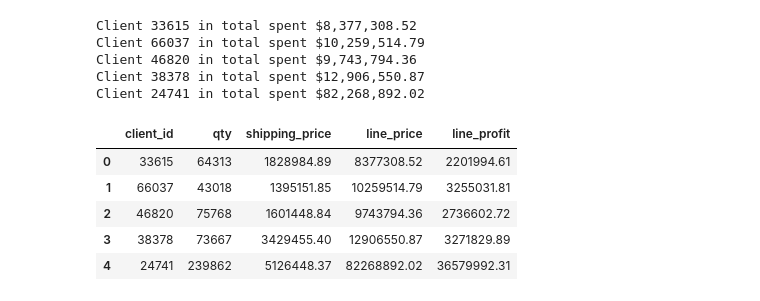
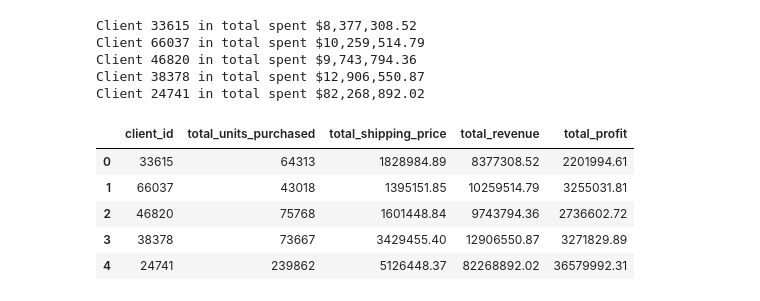
Before and after one commit to TahirPervez/pandas-challenge-1, a Jupyter notebook: wholesale_data_analysis_starter_code.ipynb, the cells around one changed output. Cells and saved outputs as stored; diff of their text form; code cells hidden in the pictures.

```diff
--- a/wholesale_data_analysis_starter_code.ipynb
+++ b/wholesale_data_analysis_starter_code.ipynb
@@ -270,34 +270,41 @@ Client 24741 in total spent $82,268,892.02
 # %%
 # Create a summary DataFrame showing the totals for the for the top 5 clients with the following information:
 # total units purchased, total shipping price, total revenue, and total profit.
-summary_df = pd.DataFrame(columns=["client_id", "qty", "shipping_price", "line_price", "line_profit"])
 
+summary_list = []
 for client_id in top_clients:
     orders = df.loc[df["client_id"] == client_id, ["qty", "shipping_price", "line_price", "line_profit"]]
-    total_units_purchased = orders["qty"].sum()
+    total_units_purchased = int(orders["qty"].sum())
     total_shipping_price = orders["shipping_price"].sum()
     total_revenue = orders["line_price"].sum()
     total_profit = orders["line_profit"].sum()
 
-    summary_df = summary_df._append({ # Blackbox
+    # https://stackoverflow.com/a/17496530/13118179
+    row_dict = {
         "client_id": int(client_id),
-        "total_units_purchased": int(total_units_purchased),
+        "total_units_purchased": total_units_purchased,
         "total_shipping_price": total_shipping_price,
         "total_revenue": total_revenue,
-        "total_profit": total_profit},
-        ignore_index=True)
+        "total_profit": total_profit}
 
-#     print(f"For Client {client_id}:\n"
-#           f"Total Units Purchased: {total_units_purchased} units\n"
-#           f"Total Shipping Price: ${total_shipping_price:,.2f}\n"
-#           f"Total Revenue: ${total_revenue:,.2f}\n"
-#           f"Total Profit: ${total_profit:,.2f}\n"
-#     )
+    summary_list.append(row_dict)
+    # print(f"For Client {client_id}:\n"
+    #       f"Total Units Purchased: {total_units_purchased} units\n"
+    #       f"Total Shipping Price: ${total_shipping_price:,.2f}\n"
+    #       f"Total Revenue: ${total_revenue:,.2f}\n"
+    #       f"Total Profit: ${total_profit:,.2f}\n"
+    # )
+
+
+
+summary_df = pd.DataFrame(summary_list)
+
 summary_df["client_id"] = summary_df["client_id"].astype(int)
-summary_df["qty"] = summary_df["qty"].astype(int)
+summary_df["total_units_purchased"] = summary_df["total_units_purchased"].astype(int)
+
 summary_df
 # %% [output]
-|  | client_id | qty | shipping_price | line_price | line_profit |
+|  | client_id | total_units_purchased | total_shipping_price | total_revenue | total_profit |
 | 0 | 33615 | 64313 | 1828984.89 | 8377308.52 | 2201994.61 |
 | 1 | 66037 | 43018 | 1395151.85 | 10259514.79 | 3255031.81 |
 | 2 | 46820 | 75768 | 1601448.84 | 9743794.36 | 2736602.72 |
```
Also changed, not shown: parts of 3 cells of this notebook.
